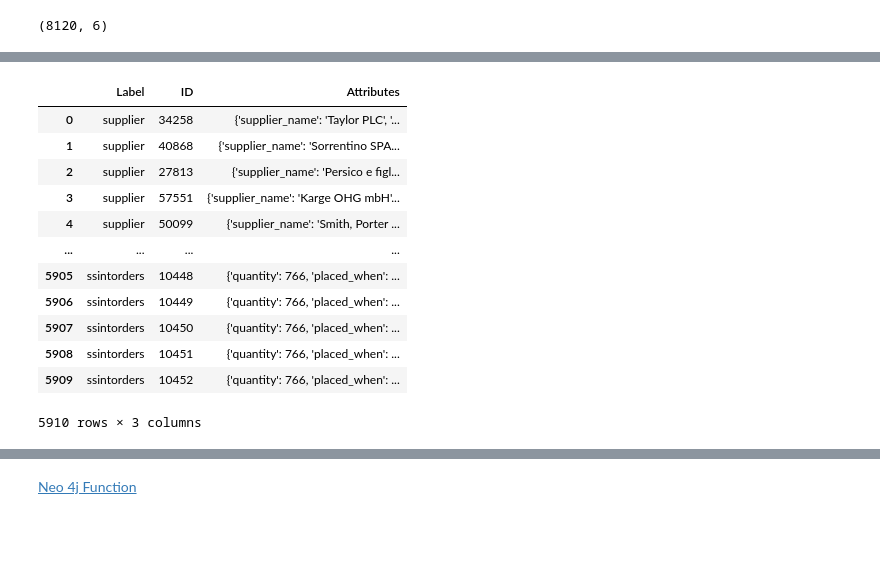
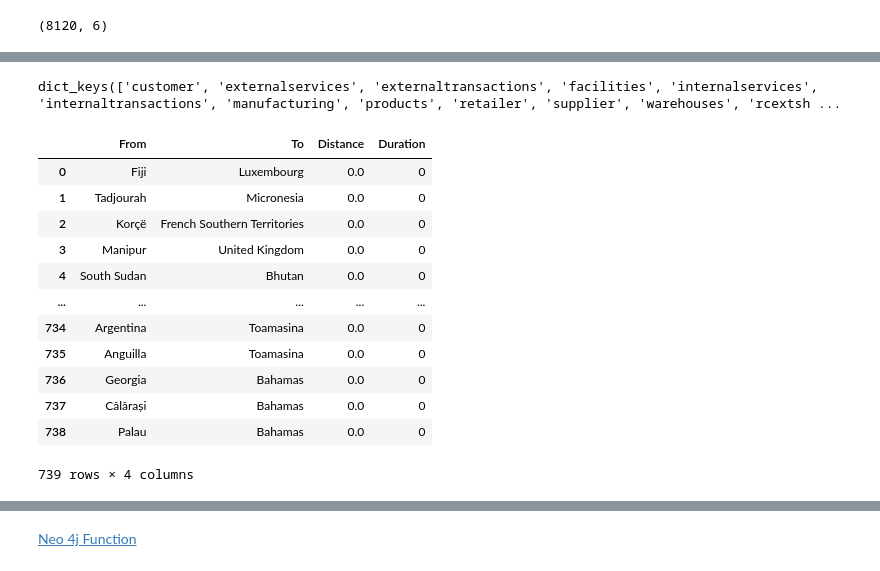
Before and after one commit to omargalal20/Supply-Chain-Data-Analysis, a Jupyter notebook: DataAnalysis.ipynb, the cells around one changed output, grey strips where cells are left out. Drawn from its saved outputs; the diff is of its cells as text; code cells hidden in the pictures; blank space fills up the shorter version.

```diff
--- a/DataAnalysis.ipynb
+++ b/DataAnalysis.ipynb
@@ -1144,17 +1144,22 @@ Name: ID, Length: 588, dtype: object
 Name: ID, Length: 588, dtype: int64
 # %%
-nodes_df
+All_dfs.keys()
 # %% [output]
-|  | Label | ID | Attributes |
-| 0 | supplier | 34258 | {'supplier_name': 'Taylor PLC', '... |
-| 1 | supplier | 40868 | {'supplier_name': 'Sorrentino SPA... |
-| 2 | supplier | 27813 | {'supplier_name': 'Persico e figl... |
-| 3 | supplier | 57551 | {'supplier_name': 'Karge OHG mbH'... |
-| 4 | supplier | 50099 | {'supplier_name': 'Smith, Porter ... |
-| ... | ... | ... | ... |
-| 5905 | ssintorders | 10448 | {'quantity': 766, 'placed_when': ... |
-| 5906 | ssintorders | 10449 | {'quantity': 766, 'placed_when': ... |
-| 5907 | ssintorders | 10450 | {'quantity': 766, 'placed_when': ... |
-| 5908 | ssintorders | 10451 | {'quantity': 766, 'placed_when': ... |
-| 5909 | ssintorders | 10452 | {'quantity': 766, 'placed_when': ... |
-5910 rows × 3 columns
+dict_keys(['customer', 'externalservices', 'externaltransactions', 'facilities', 'internalservices', 'internaltransactions', 'manufacturing', 'products', 'retailer', 'supplier', 'warehouses', 'rcextsh ...
+# %%
+durationAndDistanceData = pd.read_csv('trial.csv')
+durationAndDistanceData
+# %% [output]
+|  | From | To | Distance | Duration |
+| 0 | Fiji | Luxembourg | 0.0 | 0 |
+| 1 | Tadjourah | Micronesia | 0.0 | 0 |
+| 2 | Korçë | French Southern Territories | 0.0 | 0 |
+| 3 | Manipur | United Kingdom | 0.0 | 0 |
+| 4 | South Sudan | Bhutan | 0.0 | 0 |
+| ... | ... | ... | ... | ... |
+| 734 | Argentina | Toamasina | 0.0 | 0 |
+| 735 | Anguilla | Toamasina | 0.0 | 0 |
+| 736 | Georgia | Bahamas | 0.0 | 0 |
+| 737 | Călărași | Bahamas | 0.0 | 0 |
+| 738 | Palau | Bahamas | 0.0 | 0 |
+739 rows × 4 columns
```
Also changed, not shown: parts of 18 cells of this notebook, 8 other files.
